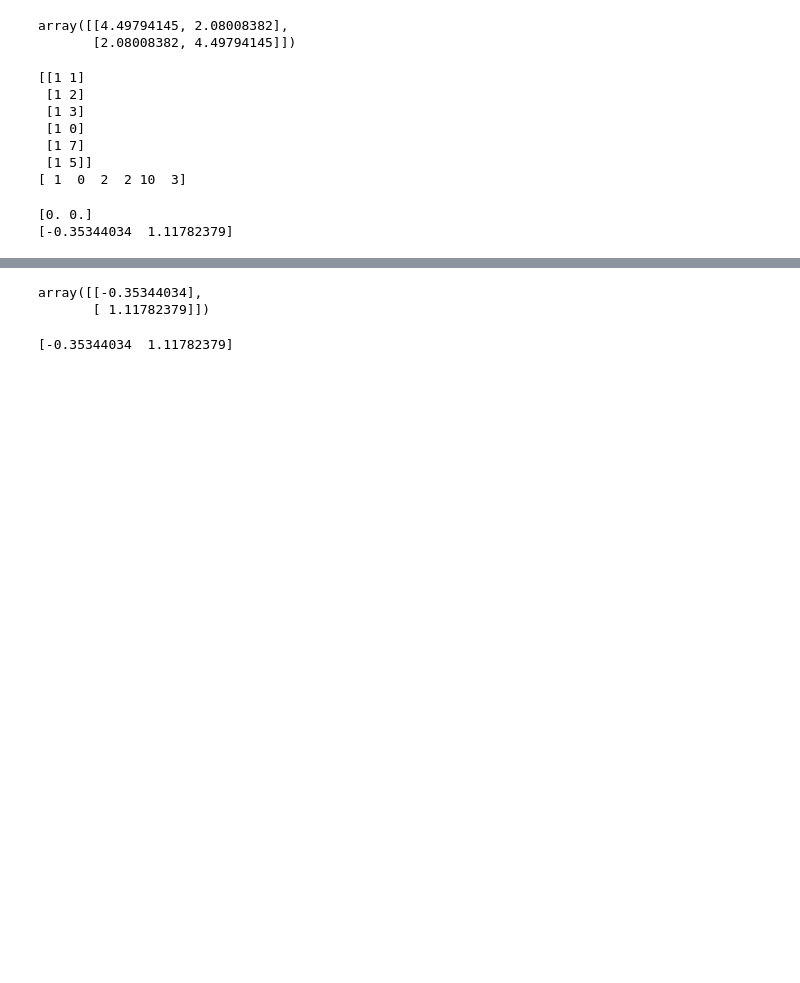
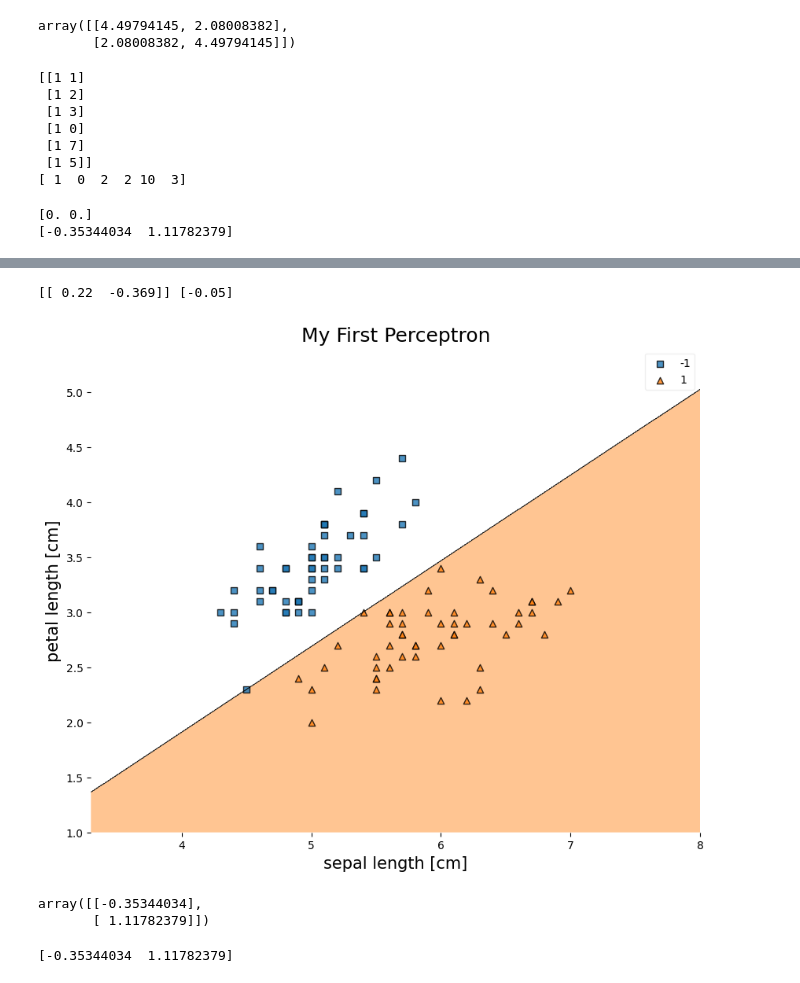
Before and after one commit to emilia-cichocki/CMOR_438_Fall_2025_Emilia, a Jupyter notebook: src/rice_ml/supervised_learning/personal_testing.ipynb, the cells around one changed output, grey strips where cells are left out. Drawn from its saved outputs; the diff is of its cells as text; code cells hidden in the pictures; blank space fills up the shorter version.

```diff
--- a/src/rice_ml/supervised_learning/personal_testing.ipynb
+++ b/src/rice_ml/supervised_learning/personal_testing.ipynb
@@ -275,3 +702,39 @@ print(weights)
+# %%
+from sklearn.linear_model import Perceptron
+import numpy as np
+
+# Store the desired species values in the numpy array y
+y = df.iloc[0:100].species.values
+
+# Convert each entry of y with setosa to -1 and otherwise 1
+y = np.where(y == 'setosa', -1, 1)
+
+# Store the desired feature measurements in the matrix X
+X = df[["sepal_length", "sepal_width"]].iloc[:100].values
+
+# Instantiate one instance of the Perceptron class
+model = Perceptron(max_iter=1000, eta0=0.01)
+
+# Call the train method to train the weights and bias of the given instance
+model.fit(X, y)
+
+coefficients = model.coef_
+intercept = model.intercept_
+print(coefficients, intercept)
+# %% [output]
+[[ 0.22  -0.369]] [-0.05]
+# %%
+import matplotlib.pyplot as plt
+from mlxtend.plotting import plot_decision_regions
+
+plt.figure(figsize = (10, 8))
+plot_decision_regions(X, y, clf = clf)
+plt.title("My First Perceptron", fontsize = 18)
+plt.xlabel("sepal length [cm]", fontsize = 15)
+plt.ylabel("petal length [cm]", fontsize = 15)
+plt.show()
+# %% [output]
+[figure, added]
 # %%
 weights
 # %% [output]
```
Also changed, not shown: parts of 18 cells of this notebook, 7 other files.
